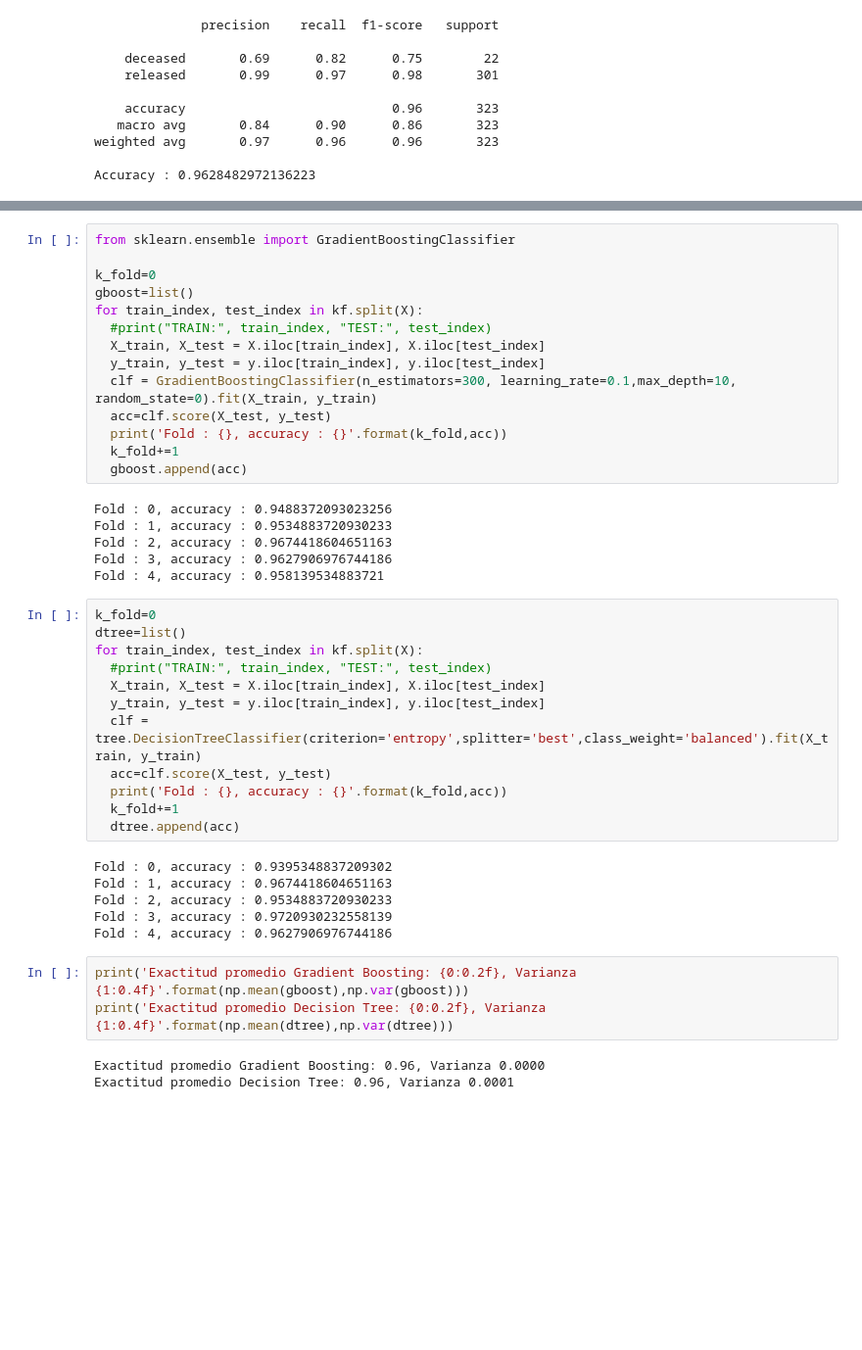
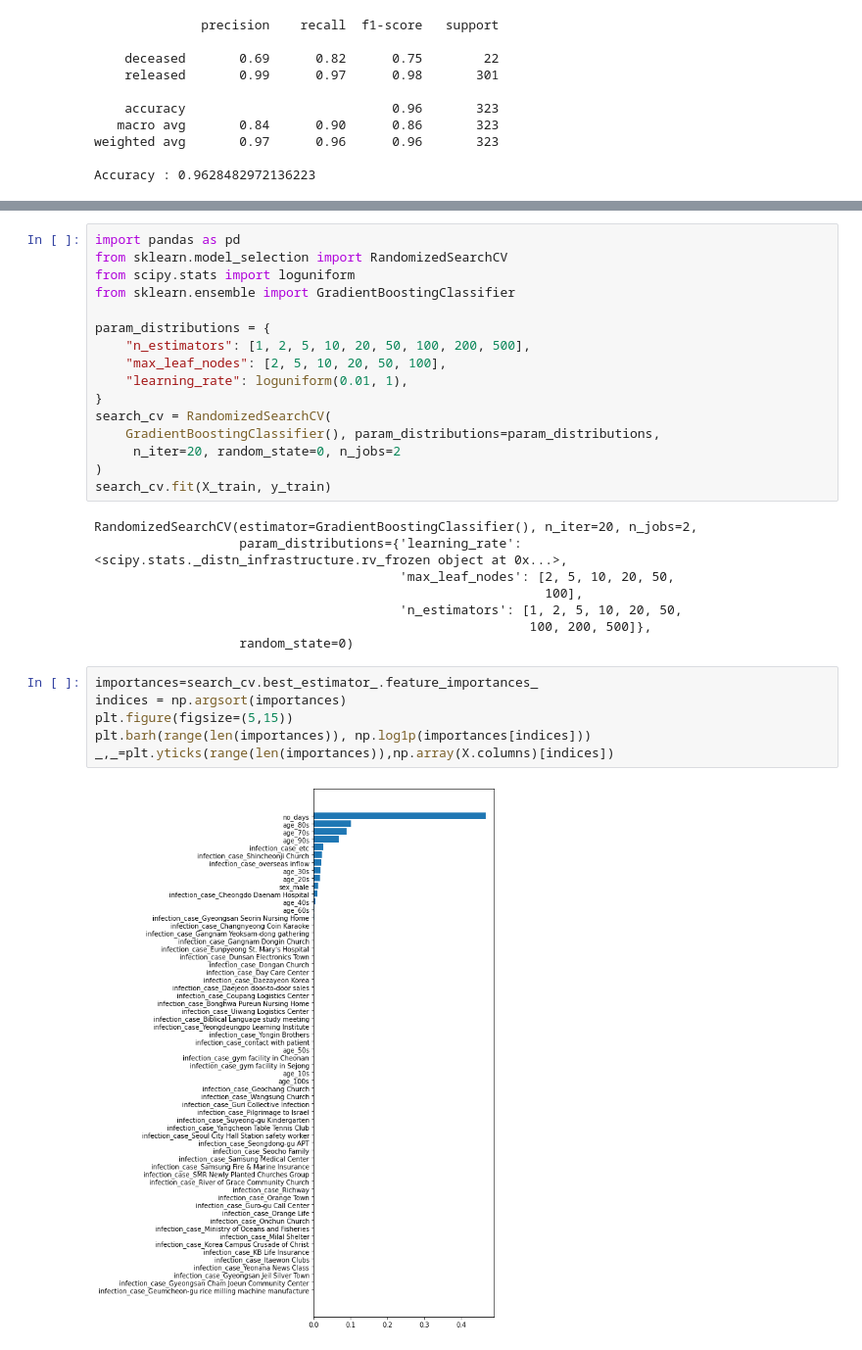
Before and after one commit to sherna90/mineria_datos, a Jupyter notebook: 5.-arboles.ipynb, the cells around one changed output, grey strips where cells are left out. Shown at 98% size. Drawn from its saved outputs; the diff is of its cells as text; blank space fills up the shorter version.

```diff
--- a/5.-arboles.ipynb
+++ b/5.-arboles.ipynb
@@ -353,44 +289,32 @@ kf.get_n_splits(X)
-# %%
-from sklearn.ensemble import GradientBoostingClassifier
-
-k_fold=0
-gboost=list()
-for train_index, test_index in kf.split(X):
-  #print("TRAIN:", train_index, "TEST:", test_index)
-  X_train, X_test = X.iloc[train_index], X.iloc[test_index]
-  y_train, y_test = y.iloc[train_index], y.iloc[test_index]
-  clf = GradientBoostingClassifier(n_estimators=300, learning_rate=0.1,max_depth=10, random_state=0).fit(X_train, y_train)
-  acc=clf.score(X_test, y_test)
-  print('Fold : {}, accuracy : {}'.format(k_fold,acc))
-  k_fold+=1
-  gboost.append(acc)
-# %% [output]
-Fold : 0, accuracy : 0.9488372093023256
-Fold : 1, accuracy : 0.9534883720930233
-Fold : 2, accuracy : 0.9674418604651163
-Fold : 3, accuracy : 0.9627906976744186
-Fold : 4, accuracy : 0.958139534883721
-# %%
-k_fold=0
-dtree=list()
-for train_index, test_index in kf.split(X):
-  #print("TRAIN:", train_index, "TEST:", test_index)
-  X_train, X_test = X.iloc[train_index], X.iloc[test_index]
-  y_train, y_test = y.iloc[train_index], y.iloc[test_index]
-  clf = tree.DecisionTreeClassifier(criterion='entropy',splitter='best',class_weight='balanced').fit(X_train, y_train)
-  acc=clf.score(X_test, y_test)
-  print('Fold : {}, accuracy : {}'.format(k_fold,acc))
-  k_fold+=1
-  dtree.append(acc)
-# %% [output]
-Fold : 0, accuracy : 0.9395348837209302
-Fold : 1, accuracy : 0.9674418604651163
-Fold : 2, accuracy : 0.9534883720930233
-Fold : 3, accuracy : 0.9720930232558139
-Fold : 4, accuracy : 0.9627906976744186
-# %%
-print('Exactitud promedio Gradient Boosting: {0:0.2f}, Varianza {1:0.4f}'.format(np.mean(gboost),np.var(gboost)))
-print('Exactitud promedio Decision Tree: {0:0.2f}, Varianza {1:0.4f}'.format(np.mean(dtree),np.var(dtree)))
-# %% [output]
-Exactitud promedio Gradient Boosting: 0.96, Varianza 0.0000
-Exactitud promedio Decision Tree: 0.96, Varianza 0.0001
+# %%
+import pandas as pd
+from sklearn.model_selection import RandomizedSearchCV
+from scipy.stats import loguniform
+from sklearn.ensemble import GradientBoostingClassifier
+
+param_distributions = {
+    "n_estimators": [1, 2, 5, 10, 20, 50, 100, 200, 500],
+    "max_leaf_nodes": [2, 5, 10, 20, 50, 100],
+    "learning_rate": loguniform(0.01, 1),
+}
+search_cv = RandomizedSearchCV(
+    GradientBoostingClassifier(), param_distributions=param_distributions,
+     n_iter=20, random_state=0, n_jobs=2
+)
+search_cv.fit(X_train, y_train)
+# %% [output]
+RandomizedSearchCV(estimator=GradientBoostingClassifier(), n_iter=20, n_jobs=2,
+                   param_distributions={'learning_rate': <scipy.stats._distn_infrastructure.rv_frozen object at 0x...>,
+                                        'max_leaf_nodes': [2, 5, 10, 20, 50,
+                                                           100],
+                                        'n_estimators': [1, 2, 5, 10, 20, 50,
+                                                         100, 200, 500]},
+                   random_state=0)
+# %%
+importances=search_cv.best_estimator_.feature_importances_
+indices = np.argsort(importances)
+plt.figure(figsize=(5,15))
+plt.barh(range(len(importances)), np.log1p(importances[indices]))
+_,_=plt.yticks(range(len(importances)),np.array(X.columns)[indices])
+# %% [output]
+[figure, added]
```
Also changed, not shown: parts of 12 cells of this notebook.
